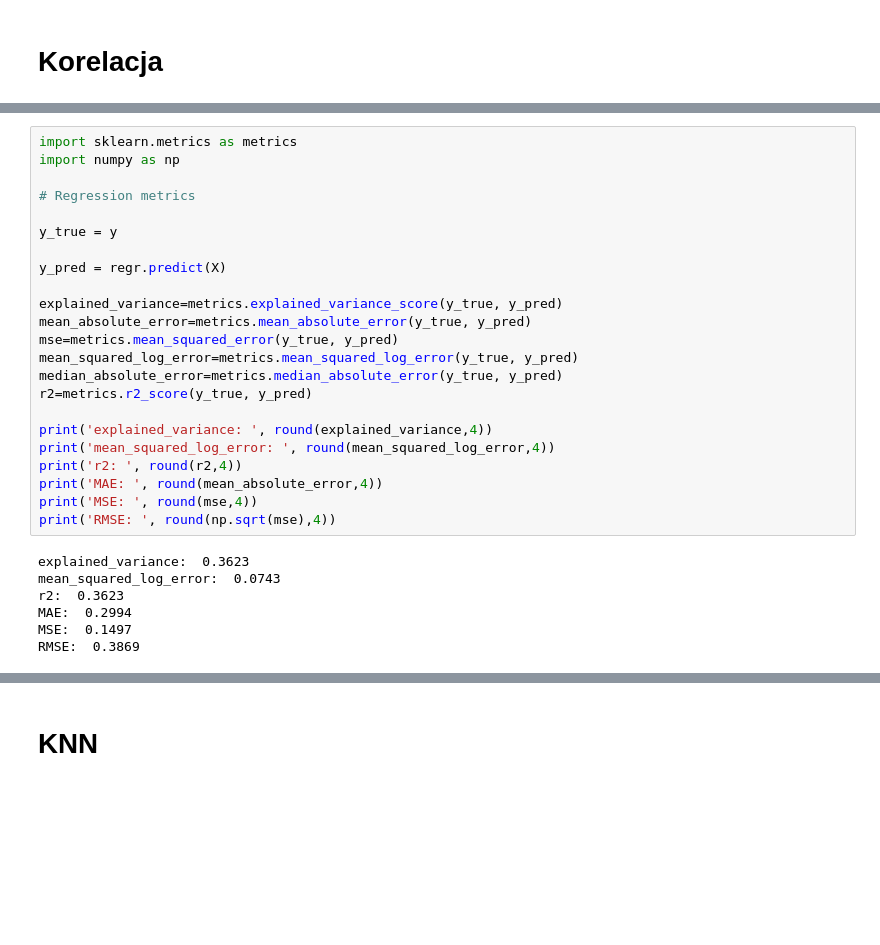
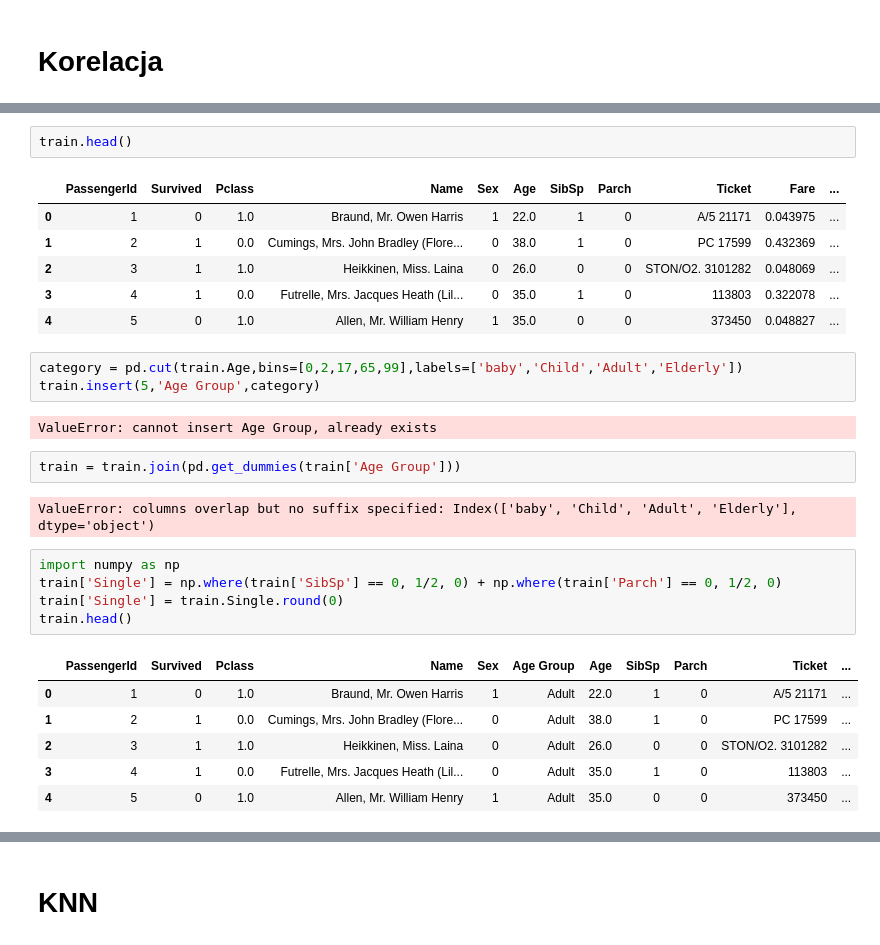
Before and after one commit to JacekJanur/Titanic, a Jupyter notebook: Kaggle_Titanic.ipynb, the cells around one changed output, grey strips where cells are left out. Drawn from its saved outputs; the diff is of its cells as text; blank space fills up the shorter version.

```diff
--- a/Kaggle_Titanic.ipynb
+++ b/Kaggle_Titanic.ipynb
@@ -334,31 +312,31 @@ LinearRegression()
-# %%
-import sklearn.metrics as metrics
-import numpy as np
-
-# Regression metrics
-
-y_true = y
-
-y_pred = regr.predict(X)
-
-explained_variance=metrics.explained_variance_score(y_true, y_pred)
-mean_absolute_error=metrics.mean_absolute_error(y_true, y_pred)
-mse=metrics.mean_squared_error(y_true, y_pred)
-mean_squared_log_error=metrics.mean_squared_log_error(y_true, y_pred)
-median_absolute_error=metrics.median_absolute_error(y_true, y_pred)
-r2=metrics.r2_score(y_true, y_pred)
-
-print('explained_variance: ', round(explained_variance,4))
-print('mean_squared_log_error: ', round(mean_squared_log_error,4))
-print('r2: ', round(r2,4))
-print('MAE: ', round(mean_absolute_error,4))
-print('MSE: ', round(mse,4))
-print('RMSE: ', round(np.sqrt(mse),4))
-# %% [output]
-explained_variance:  0.3623
-mean_squared_log_error:  0.0743
-r2:  0.3623
-MAE:  0.2994
-MSE:  0.1497
-RMSE:  0.3869
+# %%
+train.head()
+# %% [output]
+|  | PassengerId | Survived | Pclass | Name | Sex | Age | SibSp | Parch | Ticket | Fare | ... |
+| 0 | 1 | 0 | 1.0 | Braund, Mr. Owen Harris | 1 | 22.0 | 1 | 0 | A/5 21171 | 0.043975 | ... |
+| 1 | 2 | 1 | 0.0 | Cumings, Mrs. John Bradley (Flore... | 0 | 38.0 | 1 | 0 | PC 17599 | 0.432369 | ... |
+| 2 | 3 | 1 | 1.0 | Heikkinen, Miss. Laina | 0 | 26.0 | 0 | 0 | STON/O2. 3101282 | 0.048069 | ... |
+| 3 | 4 | 1 | 0.0 | Futrelle, Mrs. Jacques Heath (Lil... | 0 | 35.0 | 1 | 0 | 113803 | 0.322078 | ... |
+| 4 | 5 | 0 | 1.0 | Allen, Mr. William Henry | 1 | 35.0 | 0 | 0 | 373450 | 0.048827 | ... |
+# %%
+category = pd.cut(train.Age,bins=[0,2,17,65,99],labels=['baby','Child','Adult','Elderly'])
+train.insert(5,'Age Group',category)
+# %% [output]
+ValueError: cannot insert Age Group, already exists
+# %%
+train = train.join(pd.get_dummies(train['Age Group']))
+# %% [output]
+ValueError: columns overlap but no suffix specified: Index(['baby', 'Child', 'Adult', 'Elderly'], dtype='object')
+# %%
+import numpy as np
+train['Single'] = np.where(train['SibSp'] == 0, 1/2, 0) + np.where(train['Parch'] == 0, 1/2, 0)
+train['Single'] = train.Single.round(0)
+train.head()
+# %% [output]
+|  | PassengerId | Survived | Pclass | Name | Sex | Age Group | Age | SibSp | Parch | Ticket | ... |
+| 0 | 1 | 0 | 1.0 | Braund, Mr. Owen Harris | 1 | Adult | 22.0 | 1 | 0 | A/5 21171 | ... |
+| 1 | 2 | 1 | 0.0 | Cumings, Mrs. John Bradley (Flore... | 0 | Adult | 38.0 | 1 | 0 | PC 17599 | ... |
+| 2 | 3 | 1 | 1.0 | Heikkinen, Miss. Laina | 0 | Adult | 26.0 | 0 | 0 | STON/O2. 3101282 | ... |
+| 3 | 4 | 1 | 0.0 | Futrelle, Mrs. Jacques Heath (Lil... | 0 | Adult | 35.0 | 1 | 0 | 113803 | ... |
+| 4 | 5 | 0 | 1.0 | Allen, Mr. William Henry | 1 | Adult | 35.0 | 0 | 0 | 373450 | ... |
 # %%
```
Also changed, not shown: parts of 10 cells of this notebook.
